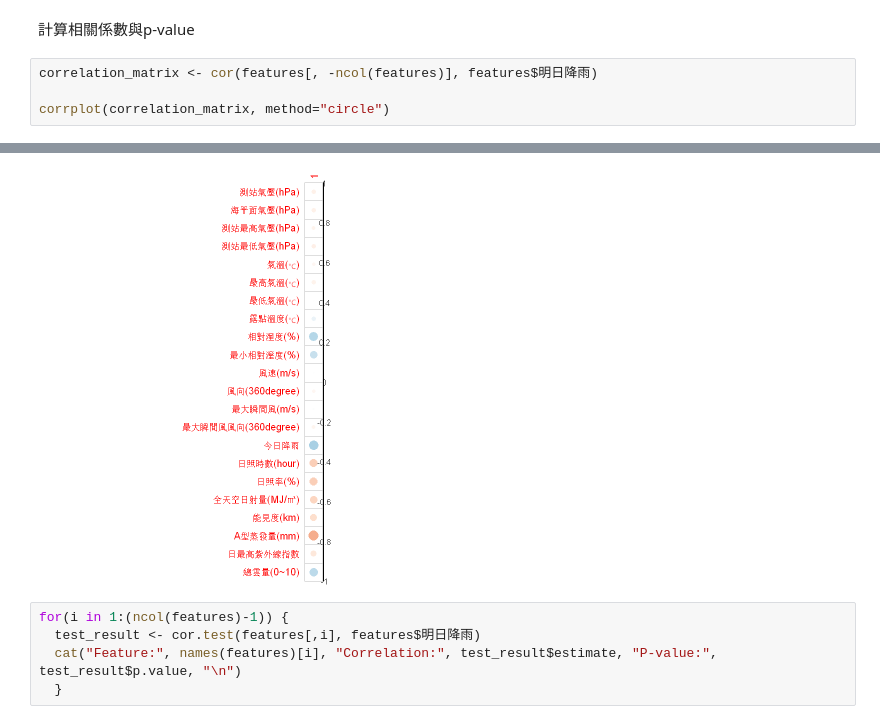
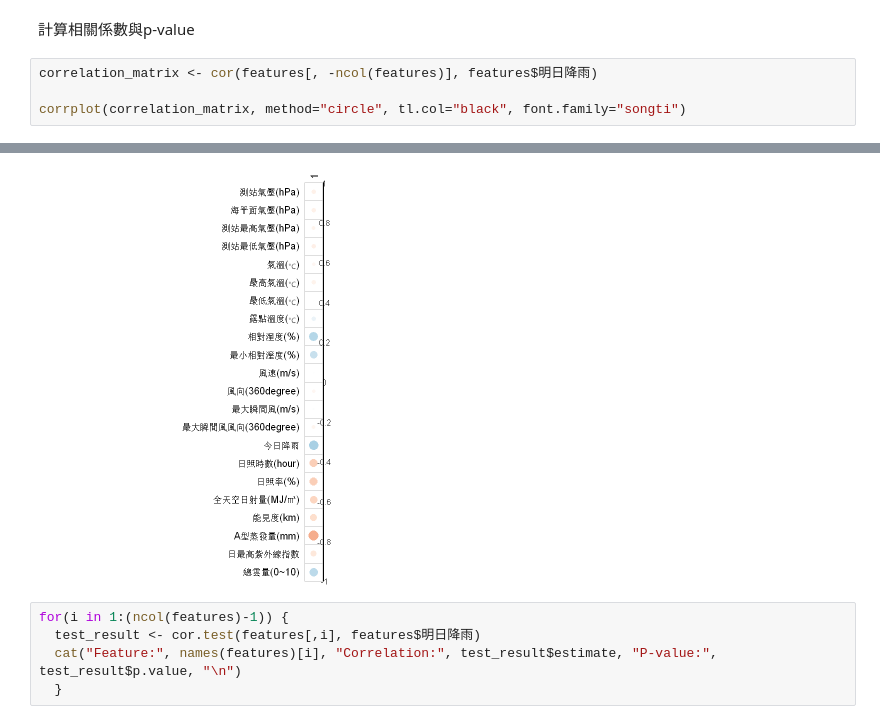
Before and after one commit to ILoveSorasakiHina/Rain-prediction-Knn, a Jupyter notebook: eda.ipynb, the cells around one changed output, grey strips where cells are left out. Drawn from its saved outputs; the diff is of its cells as text.

```diff
--- a/eda.ipynb
+++ b/eda.ipynb
@@ -297,5 +341,5 @@ summary(features)
 # %%
 correlation_matrix <- cor(features[, -ncol(features)], features$明日降雨)
 
-corrplot(correlation_matrix, method="circle")
+corrplot(correlation_matrix, method="circle", tl.col="black", font.family="songti")
 # %% [output]
@@ -302,4 +352,4 @@ corrplot(correlation_matrix, method="circle")
-[figure, old version]
+[figure, new version]
 # %%
 for(i in 1:(ncol(features)-1)) {
   test_result <- cor.test(features[,i], features$明日降雨)
```
Also changed, not shown: parts of 9 cells of this notebook, 4 other files.
